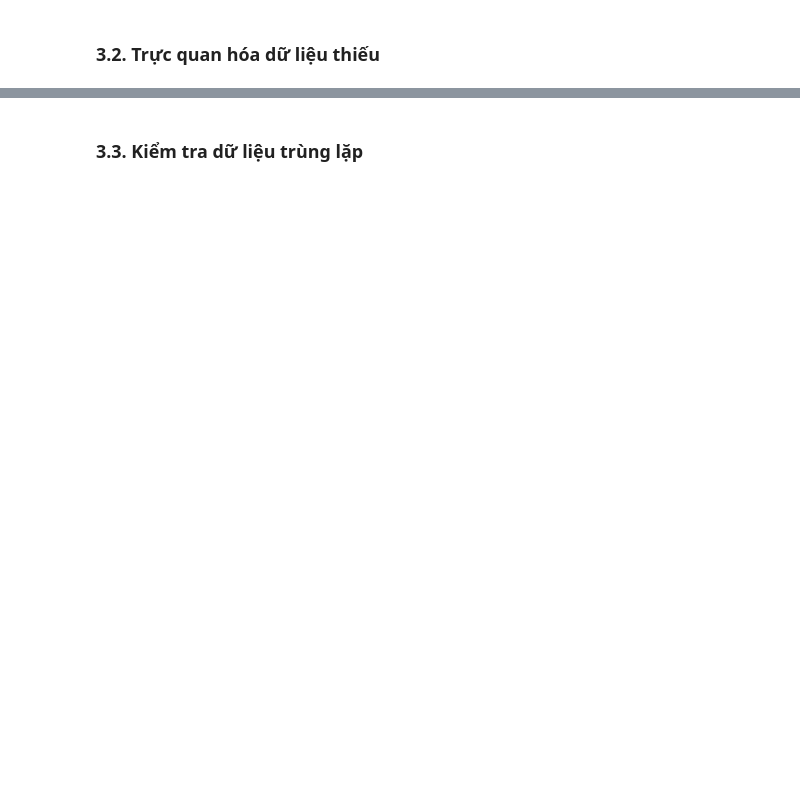
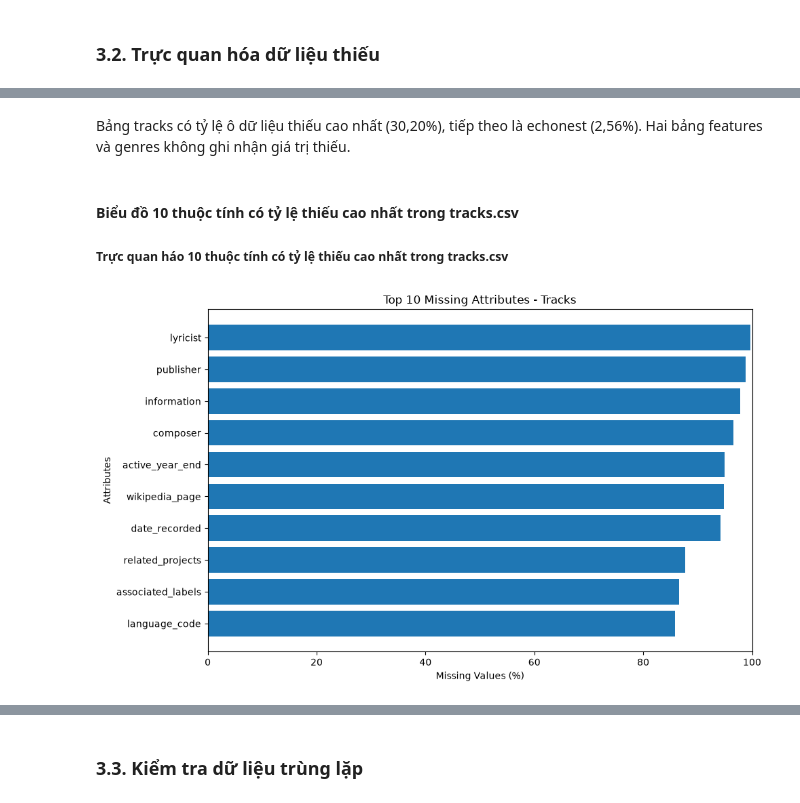
Before and after one commit to 1amBlake/fma-music-analysis-iuh, a Jupyter notebook: notebooks/fma_music_analysis.ipynb, the cells around one changed output, grey strips where cells are left out. Saved outputs shown, nothing was run; the diff lists cells and outputs as text; code cells hidden in the pictures; blank space fills up the shorter version.

```diff
--- a/notebooks/fma_music_analysis.ipynb
+++ b/notebooks/fma_music_analysis.ipynb
@@ -608,0 +785,34 @@ Thao tác sắp xếp và lựa chọn dữ liệu giúp quan sát các bài há
+# %% [markdown]
+Bảng tracks có tỷ lệ ô dữ liệu thiếu cao nhất (30,20%), tiếp theo là echonest (2,56%). Hai bảng features và genres không ghi nhận giá trị thiếu.
+# %% [markdown]
+#### Biểu đồ 10 thuộc tính có tỷ lệ thiếu cao nhất trong tracks.csv
+##### Trực quan háo 10 thuộc tính có tỷ lệ thiếu cao nhất trong tracks.csv
+# %%
+
+
+# Lấy 10 thuộc tính thiếu nhiều nhất
+missing_tracks = tracks.isnull().sum().sort_values(
+    ascending=False
+).head(10)
+
+# Chuyển sang tỷ lệ phần trăm
+missing_tracks = missing_tracks / len(tracks) * 100
+
+# Vẽ biểu đồ cột ngang
+plt.figure(figsize=(10, 6))
+
+plt.barh(
+    missing_tracks.index.get_level_values(-1),
+    missing_tracks.values
+)
+
+plt.gca().invert_yaxis()
+plt.title("Top 10 Missing Attributes - Tracks")
+plt.xlabel("Missing Values (%)")
+plt.ylabel("Attributes")
+plt.xlim(0, 100)
+plt.tight_layout()
+
+plt.show()
+# %% [output]
+[figure, added]
```
Also changed, not shown: parts of 57 cells of this notebook.
